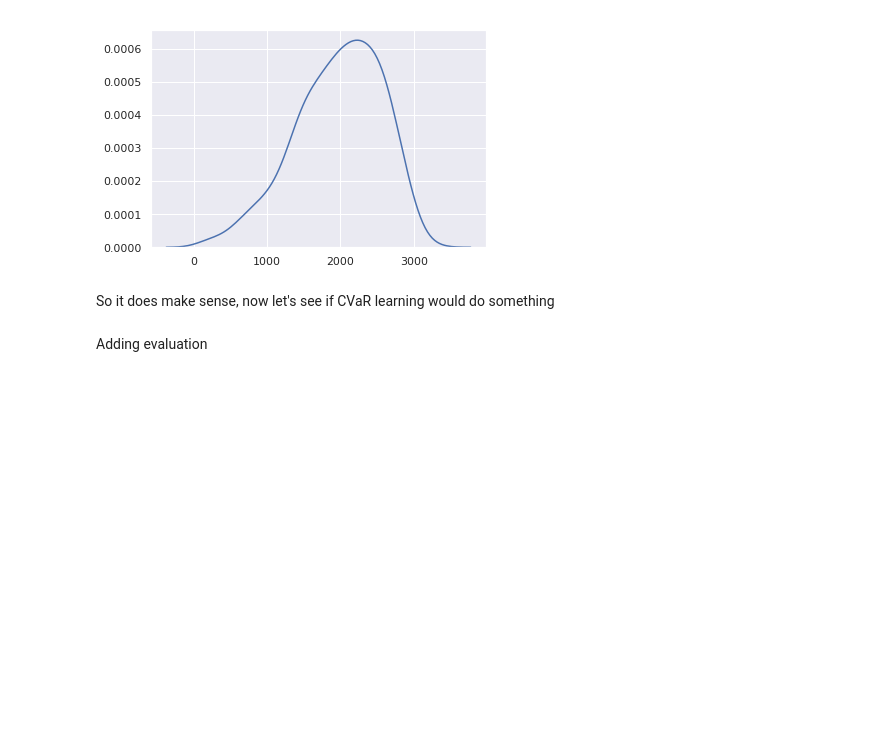
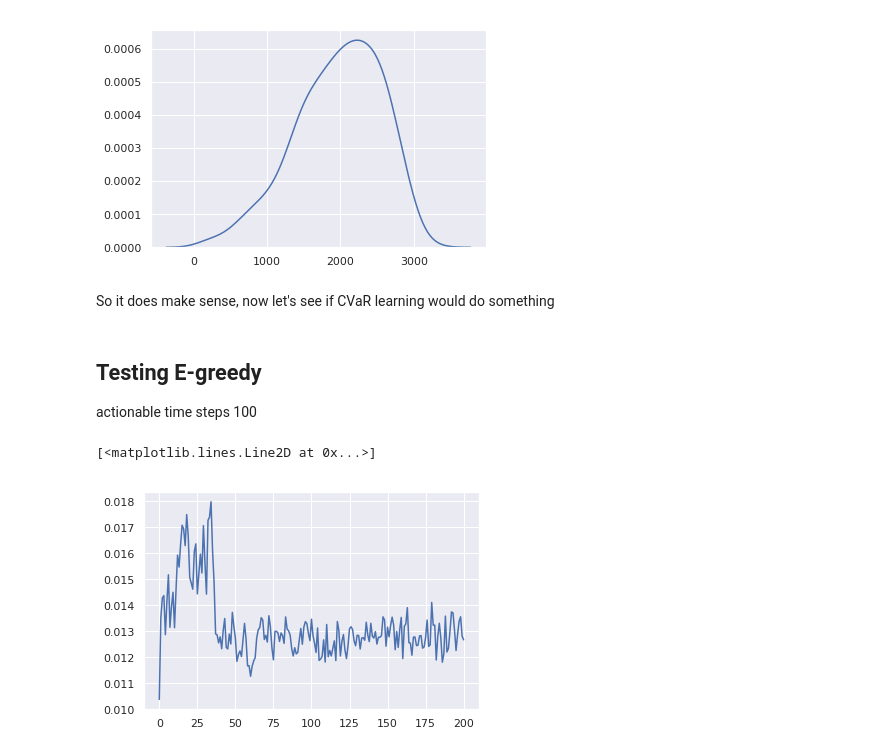
Before and after one commit to Rkeramati/cvar, a Jupyter notebook: hiv/Untitled.ipynb, the cells around one changed output. Drawn from its saved outputs; the diff is of its cells as text; code cells hidden in the pictures; blank space fills up the shorter version.

```diff
--- a/hiv/Untitled.ipynb
+++ b/hiv/Untitled.ipynb
@@ -476,5 +476,31 @@ sns.kdeplot(tot_return)
 [figure]
 # %% [markdown]
 So it does make sense, now let's see if CVaR learning would do something
-# %% [markdown]
-Adding evaluation
+# %% [markdown]
+## Testing E-greedy
+actionable time steps 100
+# %%
+def cv(res, alpha=0.25):
+    cvar = np.zeros(res.shape[0])
+    var = np.sort(res)[int(len(res) * alpha)]
+    idx = np.where(res <= var)
+    cvar = np.mean(res[idx])
+    return cvar
+# %%
+data = pickle.load(open('results/st_cvar_seed_%d_20000.p'%(1), 'rb'))
+cvar = np.zeros(data['evaluation_returns'].shape[0])
+for j in range(data['evaluation_returns'].shape[0]):
+    cvar[j] = cv(data['evaluation_returns'][j, :])
+res = cvar
+
+for i in range(2,4):
+    data = pickle.load(open('results/st_cvar_seed_%d_20000.p'%(i), 'rb'))
+    cvar = np.zeros(data['evaluation_returns'].shape[0])
+    for j in range(data['evaluation_returns'].shape[0]):
+        cvar[j] = cv(data['evaluation_returns'][j, :])
+    res += cvar
+res /= 4
+plt.plot(res)
+# %% [output]
+[<matplotlib.lines.Line2D at 0x...>]
+[figure, added]
```
Also changed, not shown: parts of 9 cells of this notebook, 2 other files.
